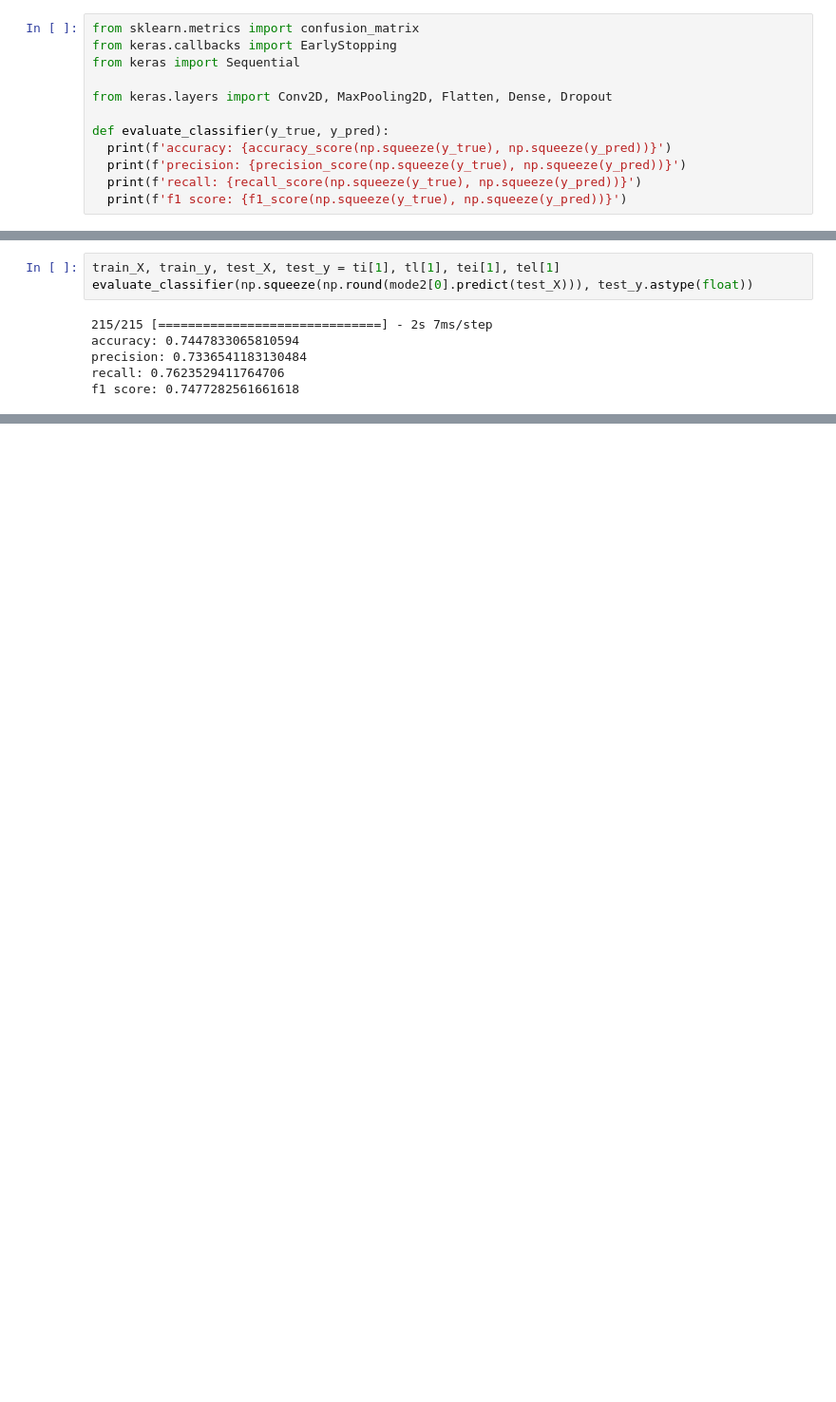
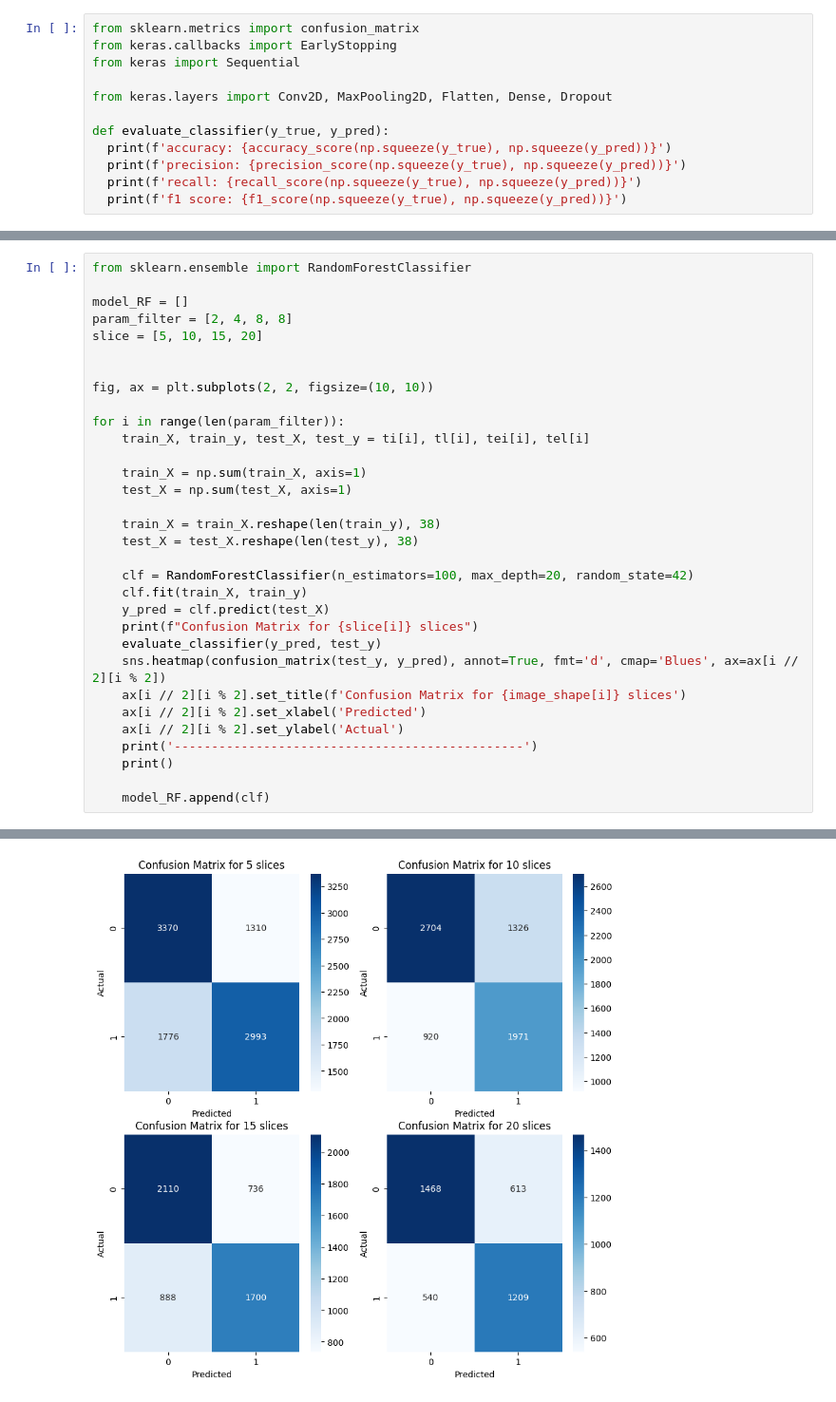
Before and after one commit to AnujxYadav/Pokemon-Classifier-ML-Project, a Jupyter notebook: EDA_on_dataset.ipynb, the cells around one changed output, grey strips where cells are left out. Shown at 95% size. Saved outputs shown, nothing was run; the diff lists cells and outputs as text; blank space fills up the shorter version.

```diff
--- a/EDA_on_dataset.ipynb
+++ b/EDA_on_dataset.ipynb
@@ -804,9 +762,33 @@ Epoch 15/50
-# %%
-train_X, train_y, test_X, test_y = ti[1], tl[1], tei[1], tel[1]
-evaluate_classifier(np.squeeze(np.round(mode2[0].predict(test_X))), test_y.astype(float))
-# %% [output]
-215/215 [==============================] - 2s 7ms/step
-accuracy: 0.7447833065810594
-precision: 0.7336541183130484
-recall: 0.7623529411764706
-f1 score: 0.7477282561661618
+# %%
+from sklearn.ensemble import RandomForestClassifier
+
+model_RF = []
+param_filter = [2, 4, 8, 8]
+slice = [5, 10, 15, 20]
+
+
+fig, ax = plt.subplots(2, 2, figsize=(10, 10))
+
+for i in range(len(param_filter)):
+    train_X, train_y, test_X, test_y = ti[i], tl[i], tei[i], tel[i]
+
+    train_X = np.sum(train_X, axis=1)
+    test_X = np.sum(test_X, axis=1)
+
+    train_X = train_X.reshape(len(train_y), 38)
+    test_X = test_X.reshape(len(test_y), 38)
+
+    clf = RandomForestClassifier(n_estimators=100, max_depth=20, random_state=42)
+    clf.fit(train_X, train_y)
+    y_pred = clf.predict(test_X)
+    print(f"Confusion Matrix for {slice[i]} slices")
+    evaluate_classifier(y_pred, test_y)
+    sns.heatmap(confusion_matrix(test_y, y_pred), annot=True, fmt='d', cmap='Blues', ax=ax[i // 2][i % 2])
+    ax[i // 2][i % 2].set_title(f'Confusion Matrix for {image_shape[i]} slices')
+    ax[i // 2][i % 2].set_xlabel('Predicted')
+    ax[i // 2][i % 2].set_ylabel('Actual')
+    print('-----------------------------------------------')
+    print()
+
+    model_RF.append(clf)
+# %% [output]
@@ -812,0 +812 @@ f1 score: 0.7477282561661618
+[figure, added]
```
Also changed, not shown: parts of 9 cells of this notebook, 5 other files.
